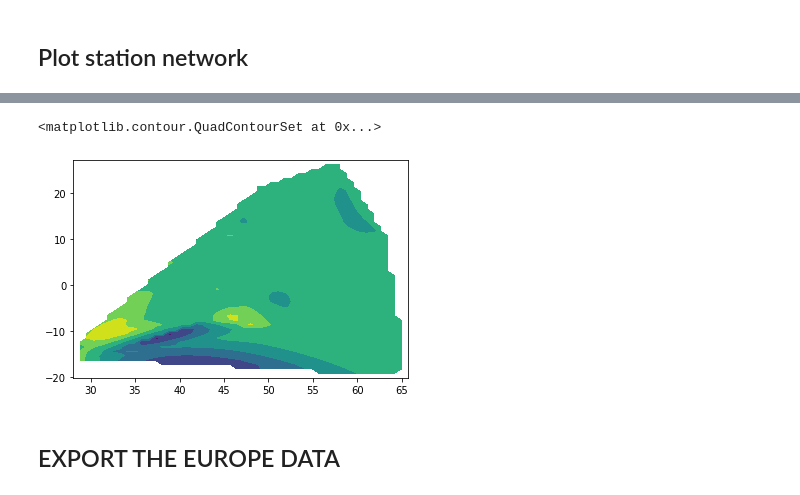
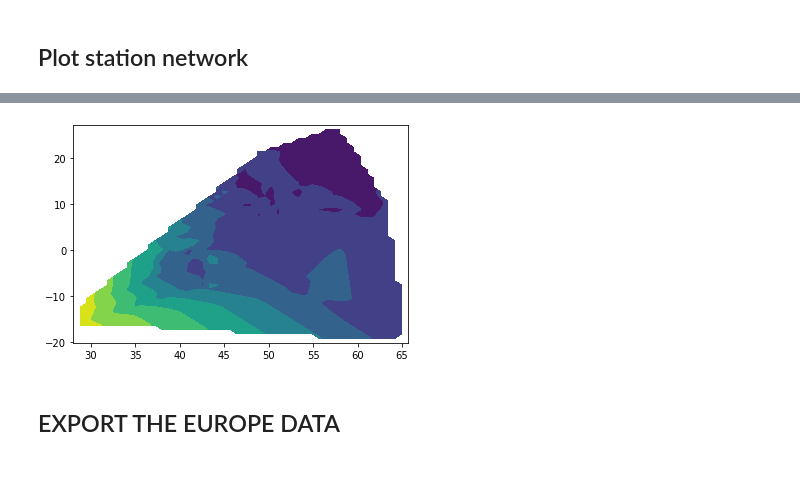
Before and after one commit to touldimos/Additional_Thesis, a Jupyter notebook: ECAD_Read.ipynb, the cells around one changed output, grey strips where cells are left out. Drawn from its saved outputs; the diff is of its cells as text; code cells hidden in the pictures.

```diff
--- a/ECAD_Read.ipynb
+++ b/ECAD_Read.ipynb
@@ -538,14 +538,18 @@ evap_th
 # %% [markdown]
 ## Plot station network
 # %%
-stations = pd.read_csv(r"C:\Users\owner\Google Drive 2\MSc\TU DELFT - Water Managment\Additional Thesis\Results\validation ECA&D\stations.txt", delimiter = ';', index_col = 0)
-phi = np.zeros(len(stations['Lat']))
-labda = np.zeros(len(stations['Lat']))
+# stations = pd.read_csv(r"C:\Users\owner\Google Drive 2\MSc\TU DELFT - Water Managment\Additional Thesis\Results\validation ECA&D\stations.txt", delimiter = ';', index_col = 0)
+# phi = np.zeros(len(stations['Lat']))
+# labda = np.zeros(len(stations['Lat']))
 
-for i in range(len(stations)):
-    phi[i] = (int(stations['Lat'].iloc[i][0:3]) + int(stations['Lat'].iloc[i][4:6])/60 + int(stations['Lat'].iloc[i][7:9])/3600)
-    labda[i] = (int(stations['Lon'].iloc[i][0:4]) + int(stations['Lon'].iloc[i][5:7])/60 + int(stations['Lon'].iloc[i][8:10])/3600)
-
+# for i in range(len(stations)):
+#     phi[i] = (int(stations['Lat'].iloc[i][1:3]) + int(stations['Lat'].iloc[i][4:6])/60 + int(stations['Lat'].iloc[i][7:9])/3600)
+#     labda[i] = (int(stations['Lon'].iloc[i][1:4]) + int(stations['Lon'].iloc[i][5:7])/60 + int(stations['Lon'].iloc[i][8:10])/3600)
+#     if not stations['Lat'].iloc[i][0:1] == '+':
+#         phi[i] = - phi[i]
+#     if not stations['Lon'].iloc[i][0:1] == '+':
+#         labda[i] = - labda[i]
+import pandas as pd
 import os
 os.environ['PROJ_LIB'] = 'C:/Users/owner/Anaconda3/Lib/site-packages/mpl_toolkits/basemap'
 
@@ -557,7 +561,7 @@ axs = plt.subplot(111)
 m=Basemap()
 m.etopo(scale=0.5, alpha=0.5)
 m.shadedrelief()
-network = pd.read_excel(r"C:\Users\owner\Google Drive 2\MSc\TU DELFT - Water Managment\Additional Thesis\Results\Network.xlsx")
+network = pd.read_excel(r"C:\Users\owner\Google Drive 2\MSc\TU DELFT - Water Managment\Additional Thesis\Results\stations.xlsx")
 
 m.drawcoastlines(0.75)
 # m.drawmapboundary(fill_color='lightblue')
@@ -566,7 +570,7 @@ parallels = np.arange(-90.,91.,15.)
 m.drawparallels(parallels,labels=[False,True,True,False])
 meridians = np.arange(-180.,181.,25.)
 m.drawmeridians(meridians,labels=[True,False,False,True])
-axs.scatter(network['LG'], network['LT'], marker='o', s = 55, edgecolors = 'black', c = 'red', zorder = 10, label = 'Stations')
+axs.scatter(network['λ'], network['φ'], marker='o', s = 55, edgecolors = 'black', c = 'red', zorder = 10, label = 'Stations')
 axs.legend(loc = 'best')
 plt.plot();
 # %% [output]
@@ -635,37 +639,36 @@ db1['labda'] = labda
 db2 = evap.merge(stations, left_index=True, right_on=stations.index).drop(['key_0'], axis = 1)
 db2 = db2.merge(db1, left_index=True, right_on=stations.index).drop(['key_0'], axis = 1)
 
 db3 = pd.DataFrame(index = stations.index)
 db3['phi_'] = phi
 db3['labda'] = labda
 db4 = evap_th.merge(stations, left_index=True, right_on=stations.index).drop(['key_0'], axis = 1)
 db4 = db2.merge(db3, left_index=True, right_on=stations.index).drop(['key_0'], axis = 1)
 contour_data = db2.drop(columns = ['Feb', 'Mar', 'Apr', 'May', 'Jun', 'Jul', 'Aug', 'Sep', 'Oct', 'Nov', 'Dec', 'Station Name', 'CN', 'Lat', 'Lon', 'h', 'phi'], axis = 1)
 contour_data['jan'] = contour_data['Jan']
 contour_data = contour_data.drop(['Jan'], axis = 1)
 contour_data.columns = ['x', 'y', 'z']
 from scipy.interpolate import griddata
 x = contour_data.iloc[:,0].values
 y = contour_data.iloc[:,1].values
 z = contour_data.iloc[:,2].values
 
 def plot_contour(x,y,z,resolution = 50,contour_method='linear'):
     resolution = str(resolution)+'j'
     X,Y = np.mgrid[min(x):max(x):complex(resolution),   min(y):max(y):complex(resolution)]
     points = [[a,b] for a,b in zip(x,y)]
     Z = griddata(points, z, (X, Y), method=contour_method)
     return X,Y,Z
 
-X,Y,Z = plot_contour(x,y,z,resolution = 50,contour_method='cubic')
+X,Y,Z = plot_contour(x,y,z,resolution = 50, contour_method='linear')
 
 # with plt.style.context("seaborn-white"):
 #     fig, ax = plt.subplots(figsize=(13,8))
 #     ax.scatter(x,y, color="black", linewidth=1, edgecolor="ivory", s=50)
 #     ax.contourf(X,Y,Z)
-plt.contourf(X,Y,Z)
+plt.contourf(X,Y,Z);
 # %% [output]
-<matplotlib.contour.QuadContourSet at 0x...>
-[figure, old version]
+[figure, new version]
 # %% [markdown]
 ## EXPORT THE EUROPE DATA
 # %%
```
Also changed, not shown: parts of 3 cells of this notebook, 10 other files.
